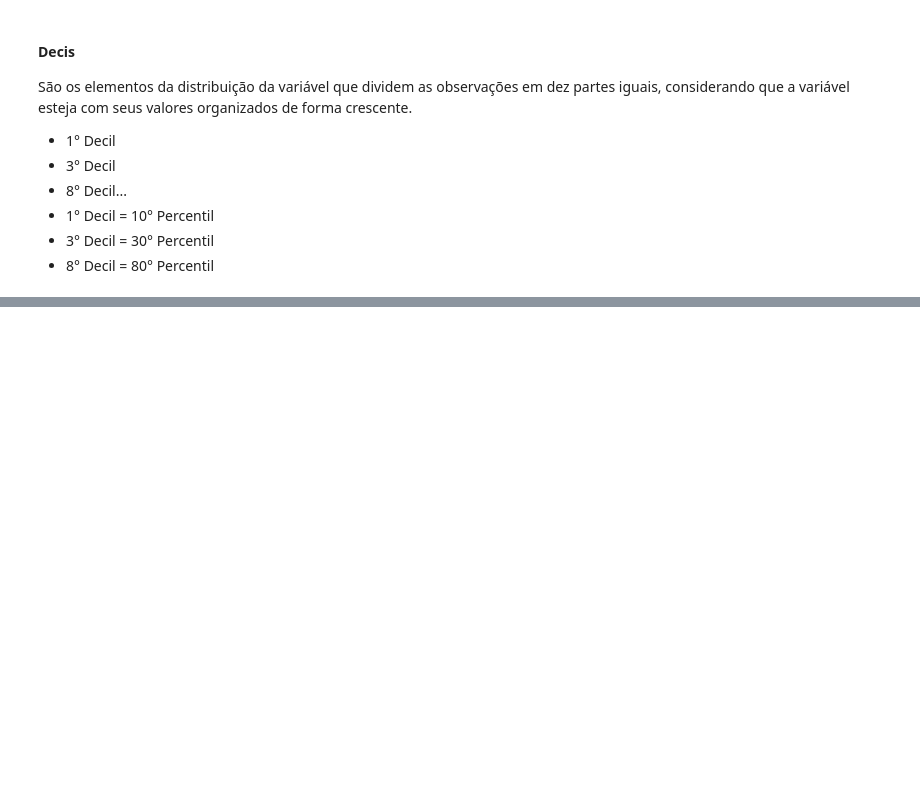
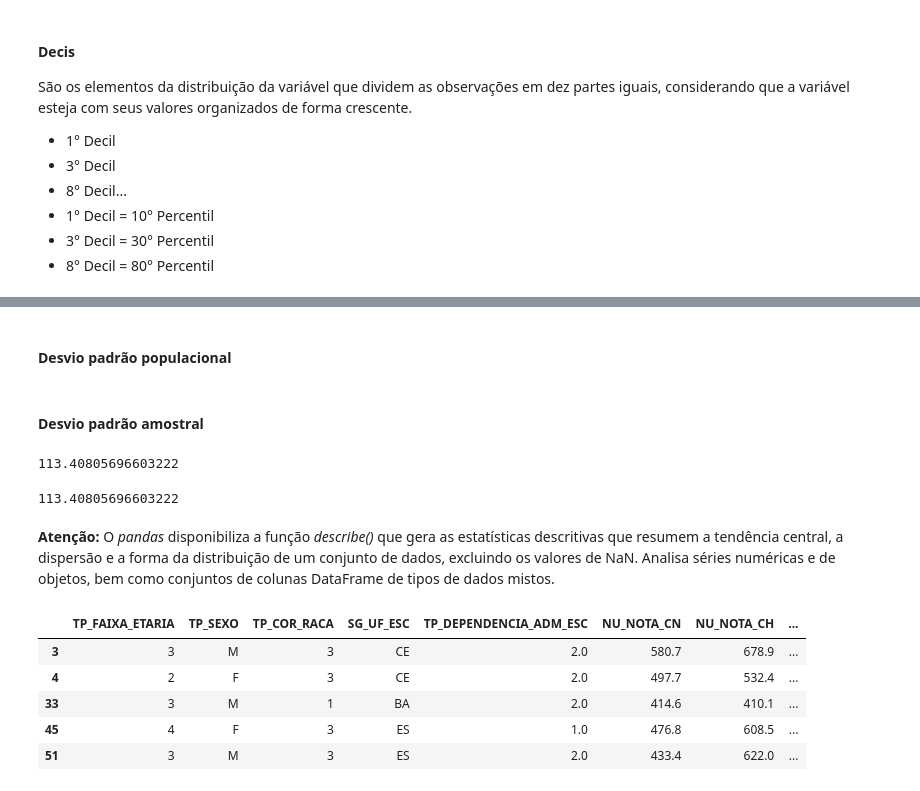
Before and after one commit to romulovieira777/Analise_Exploratoria_de_Dados_com_Python, a Jupyter notebook: Modulo_03_Medidas_Estatisticas/03_Analise_Exploratoria_de_Dados.ipynb, the cells around one changed output, grey strips where cells are left out. Cells and saved outputs as stored; diff of their text form; code cells hidden in the pictures; blank space fills up the shorter version.

Commit message:
Medidas Estatísticas

```diff
--- a/Modulo_03_Medidas_Estatisticas/03_Analise_Exploratoria_de_Dados.ipynb
+++ b/Modulo_03_Medidas_Estatisticas/03_Analise_Exploratoria_de_Dados.ipynb
@@ -1929,0 +2063,24 @@ Name: NU_NOTA_MT, Length: 99, dtype: float64
+# %% [markdown]
+#### Desvio padrão populacional
+# %% [markdown]
+#### Desvio padrão amostral
+# %%
+np.sqrt(variancia_notas_mt)
+# %% [output]
+113.40805696603222
+# %%
+desvio_padrao_notas_mt = notas_mt['NU_NOTA_MT'].std()
+desvio_padrao_notas_mt
+# %% [output]
+113.40805696603222
+# %% [markdown]
+**Atenção:** O *pandas* disponibiliza a função *describe()* que gera as estatísticas descritivas que resumem a tendência central, a dispersão e a forma da distribuição de um conjunto de dados, excluindo os valores de NaN. Analisa séries numéricas e de objetos, bem como conjuntos de colunas DataFrame de tipos de dados mistos.
+# %%
+enem_df.head()
+# %% [output]
+|  | TP_FAIXA_ETARIA | TP_SEXO | TP_COR_RACA | SG_UF_ESC | TP_DEPENDENCIA_ADM_ESC | NU_NOTA_CN | NU_NOTA_CH | ... |
+| 3 | 3 | M | 3 | CE | 2.0 | 580.7 | 678.9 | ... |
+| 4 | 2 | F | 3 | CE | 2.0 | 497.7 | 532.4 | ... |
+| 33 | 3 | M | 1 | BA | 2.0 | 414.6 | 410.1 | ... |
+| 45 | 4 | F | 3 | ES | 1.0 | 476.8 | 608.5 | ... |
+| 51 | 3 | M | 3 | ES | 2.0 | 433.4 | 622.0 | ... |
```
Also changed, not shown: parts of 83 cells of this notebook.
